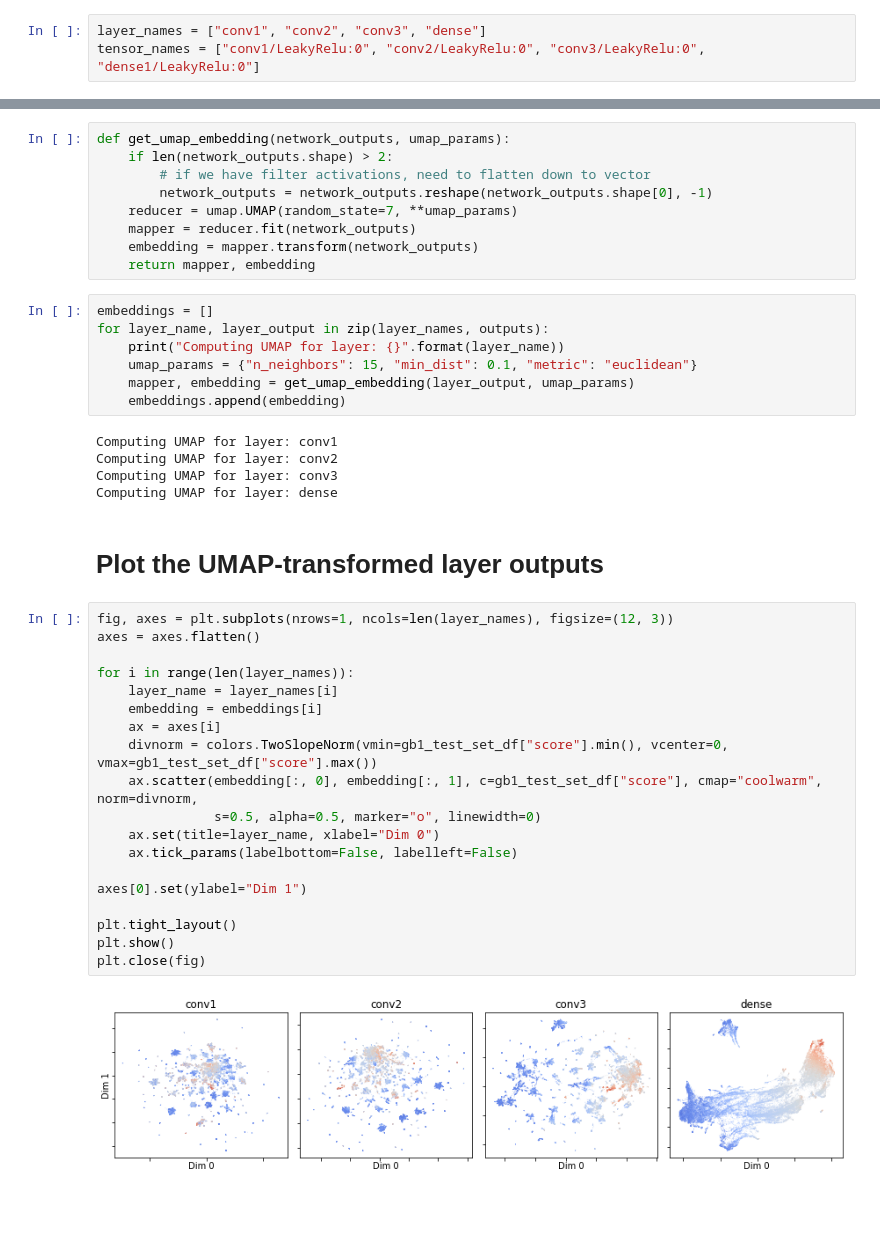
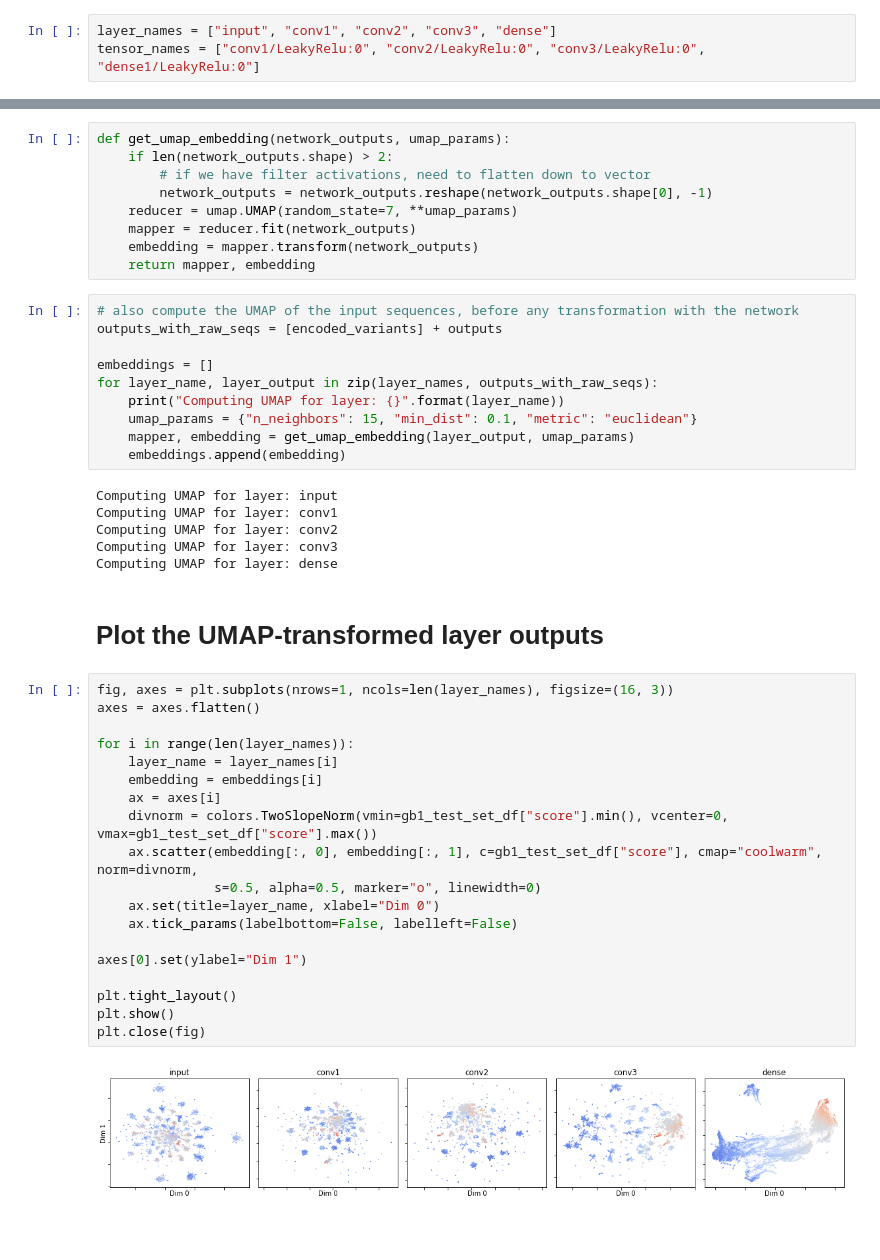
Before and after one commit to gitter-lab/nn4dms, a Jupyter notebook: notebooks/latent_space.ipynb, the cells around one changed output, grey strips where cells are left out. Drawn from its saved outputs; the diff is of its cells as text.

Commit message:
Add raw inputs to latent space notebook

```diff
--- a/notebooks/latent_space.ipynb
+++ b/notebooks/latent_space.ipynb
@@ -63,7 +63,7 @@ The tensors we want are the output tensors at each layer after the activation fu
 #     for tensor in op.values():
 #         print(tensor.name)
 # %%
-layer_names = ["conv1", "conv2", "conv3", "dense"]
+layer_names = ["input", "conv1", "conv2", "conv3", "dense"]
 tensor_names = ["conv1/LeakyRelu:0", "conv2/LeakyRelu:0", "conv3/LeakyRelu:0", "dense1/LeakyRelu:0"]
 # %% [markdown]
 # Compute the output at each layer
@@ -91,13 +91,17 @@ def get_umap_embedding(network_outputs, umap_params):
     embedding = mapper.transform(network_outputs)
     return mapper, embedding
 # %%
+# also compute the UMAP of the input sequences, before any transformation with the network
+outputs_with_raw_seqs = [encoded_variants] + outputs
+
 embeddings = []
-for layer_name, layer_output in zip(layer_names, outputs):
+for layer_name, layer_output in zip(layer_names, outputs_with_raw_seqs):
     print("Computing UMAP for layer: {}".format(layer_name))
     umap_params = {"n_neighbors": 15, "min_dist": 0.1, "metric": "euclidean"}
     mapper, embedding = get_umap_embedding(layer_output, umap_params)
     embeddings.append(embedding)
 # %% [output]
+Computing UMAP for layer: input
 Computing UMAP for layer: conv1
 Computing UMAP for layer: conv2
 Computing UMAP for layer: conv3
@@ -105,25 +109,25 @@ Computing UMAP for layer: dense
 # %% [markdown]
 # Plot the UMAP-transformed layer outputs
 # %%
-fig, axes = plt.subplots(nrows=1, ncols=len(layer_names), figsize=(12, 3))
+fig, axes = plt.subplots(nrows=1, ncols=len(layer_names), figsize=(16, 3))
 axes = axes.flatten()
 
 for i in range(len(layer_names)):
     layer_name = layer_names[i]
     embedding = embeddings[i]
     ax = axes[i]
     divnorm = colors.TwoSlopeNorm(vmin=gb1_test_set_df["score"].min(), vcenter=0, vmax=gb1_test_set_df["score"].max())
     ax.scatter(embedding[:, 0], embedding[:, 1], c=gb1_test_set_df["score"], cmap="coolwarm", norm=divnorm,
                s=0.5, alpha=0.5, marker="o", linewidth=0)
     ax.set(title=layer_name, xlabel="Dim 0")
     ax.tick_params(labelbottom=False, labelleft=False)
 
 axes[0].set(ylabel="Dim 1")
 
 plt.tight_layout()
 plt.show()
 plt.close(fig)
 # %% [output]
-[figure, old version]
+[figure, new version]
 # %% [markdown]
 #
```
